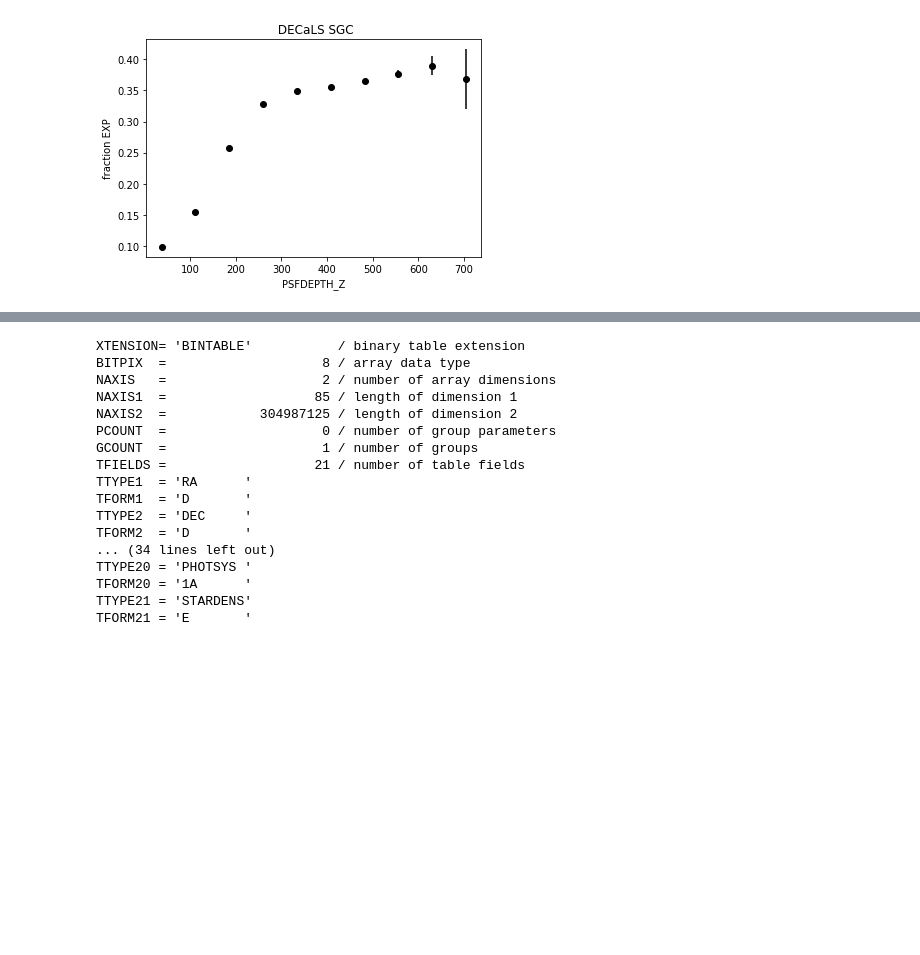
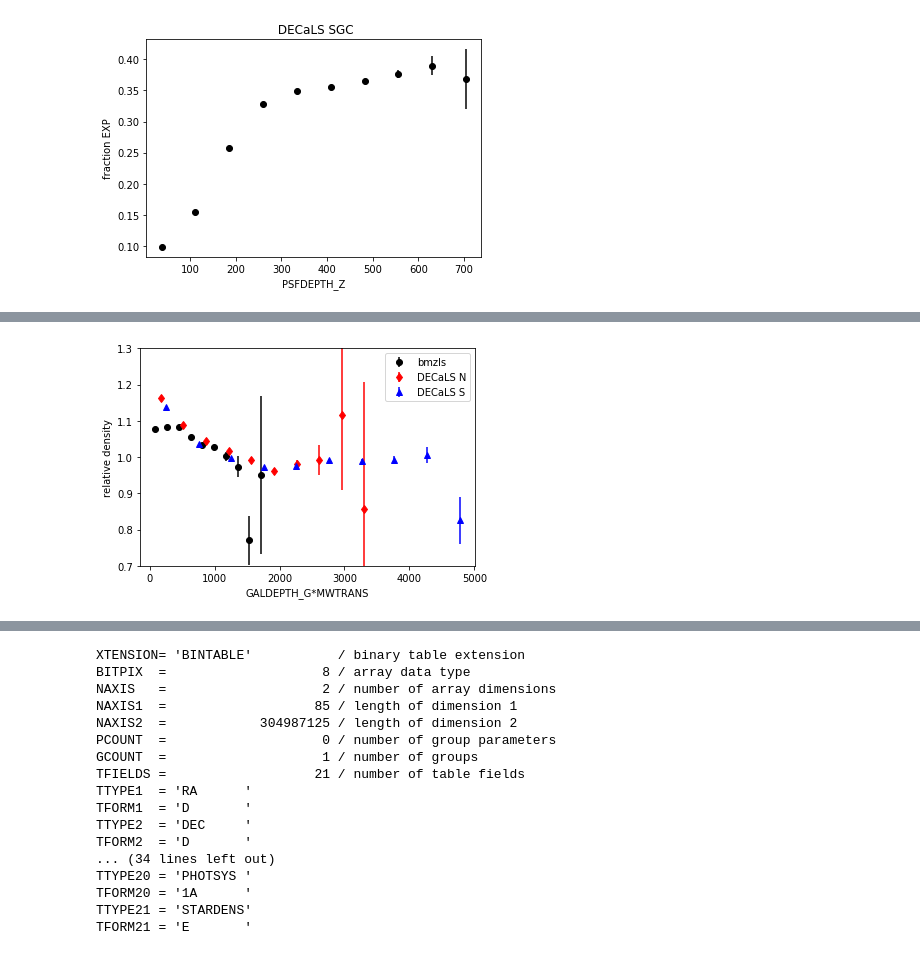
Before and after one commit to desihub/LSS, a Jupyter notebook: Sandbox/DESItarget.ipynb, the cells around one changed output, grey strips where cells are left out. Saved outputs shown, nothing was run; the diff lists cells and outputs as text; code cells hidden in the pictures; blank space fills up the shorter version.

```diff
--- a/Sandbox/DESItarget.ipynb
+++ b/Sandbox/DESItarget.ipynb
@@ -507,6 +606,0 @@ randoms done
-# %%
-xl = []
-for i in range(0,len(hd1[0])):
-    xl.append((hd1[1][i]+hd1[1][i+1])/2.)
-plt.plot(xl,hd1[0]/hr1[0])
-plt.show()
@@ -514,0 +607,7 @@ plt.show()
+# %%
+hg1 = np.histogram(d1['GALDEPTH_G']*np.exp(-3.214*d1['EBV']))
+hr1 = np.histogram(r1['GALDEPTH_G']*np.exp(-3.214*r1['EBV']),bins=hg1[1])
+hg2 = np.histogram(d2['GALDEPTH_G']*np.exp(-3.214*d2['EBV']))
+hr2 = np.histogram(r2['GALDEPTH_G']*np.exp(-3.214*r2['EBV']),bins=hg2[1])
+hg3 = np.histogram(d3['GALDEPTH_G']*np.exp(-3.214*d3['EBV']))
+hr3 = np.histogram(r3['GALDEPTH_G']*np.exp(-3.214*r3['EBV']),bins=hg3[1])
@@ -514,0 +624,18 @@ plt.show()
+# %%
+xl1 = []
+xl2 = []
+xl3 = []
+for i in range(0,len(hg1[0])):
+    xl1.append((hg1[1][i]+hg1[1][i+1])/2.)
+    xl2.append((hg2[1][i]+hg2[1][i+1])/2.)
+    xl3.append((hg3[1][i]+hg3[1][i+1])/2.)
+plt.errorbar(xl1,hg1[0]/hr1[0],np.sqrt(hg1[0])/hr1[0],fmt='ko')
+plt.errorbar(xl2,hg2[0]/hr2[0],np.sqrt(hg2[0])/hr2[0],fmt='rd')
+plt.errorbar(xl3,hg3[0]/hr3[0],np.sqrt(hg3[0])/hr3[0],fmt='b^')
+plt.ylim(.7,1.3)
+plt.xlabel('GALDEPTH_G*MWTRANS')
+plt.ylabel('relative density')
+plt.legend((['bmzls','DECaLS N','DECaLS S']))
+plt.show()
+# %% [output]
+[figure, added]
```
Also changed, not shown: parts of 9 cells of this notebook.
